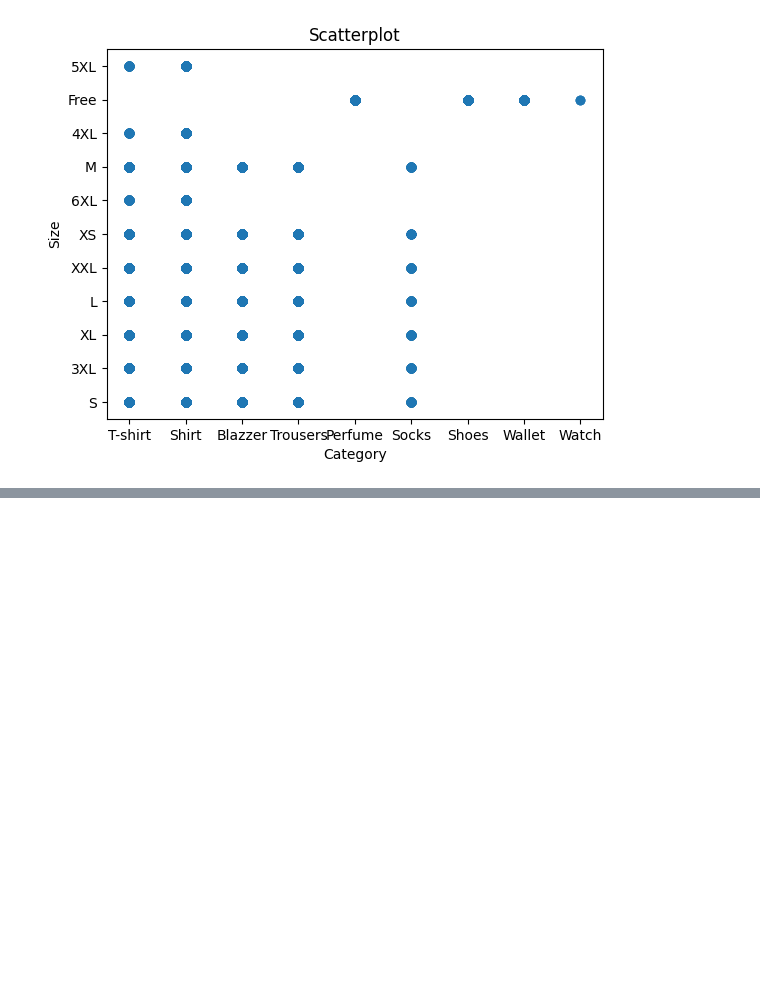
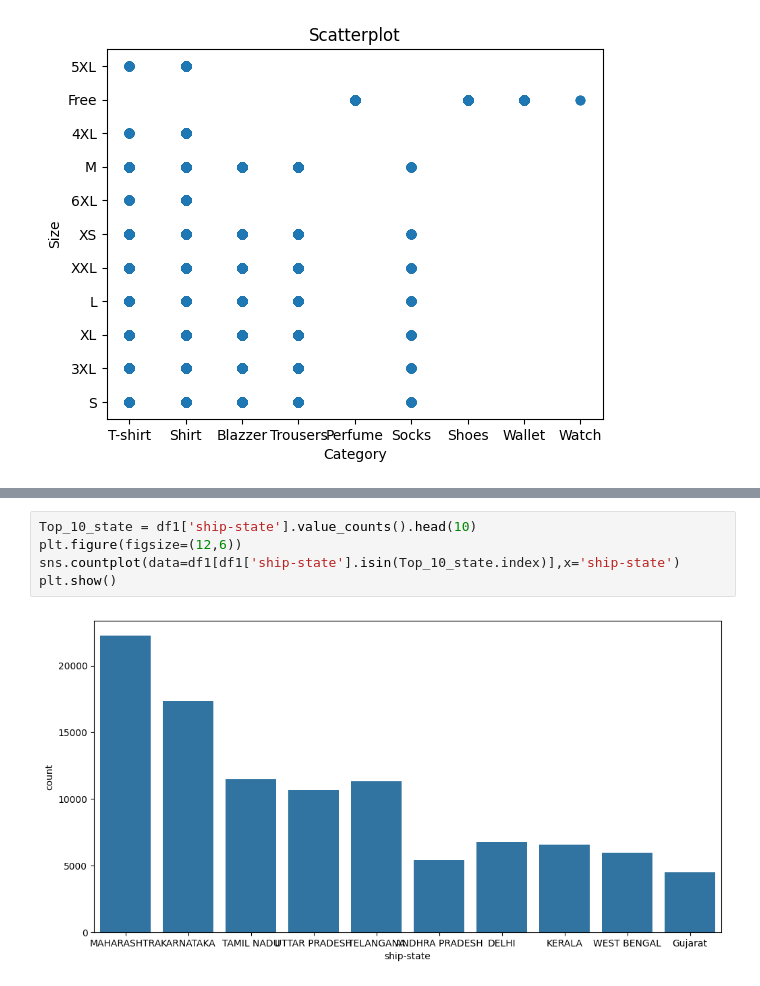
Before and after one commit to Arzan101/Python_Amazon_Sales_Analysis-main, a Jupyter notebook: Amazon Sale Report.ipynb, the cells around one changed output, grey strips where cells are left out. Drawn from its saved outputs; the diff is of its cells as text; blank space fills up the shorter version.

```diff
--- a/Amazon Sale Report.ipynb
+++ b/Amazon Sale Report.ipynb
@@ -208,0 +218,7 @@ plt.show()
+# %%
+Top_10_state = df1['ship-state'].value_counts().head(10)
+plt.figure(figsize=(12,6))
+sns.countplot(data=df1[df1['ship-state'].isin(Top_10_state.index)],x='ship-state')
+plt.show()
+# %% [output]
+[figure, added]
```
Also changed, not shown: parts of 1 cell of this notebook.
